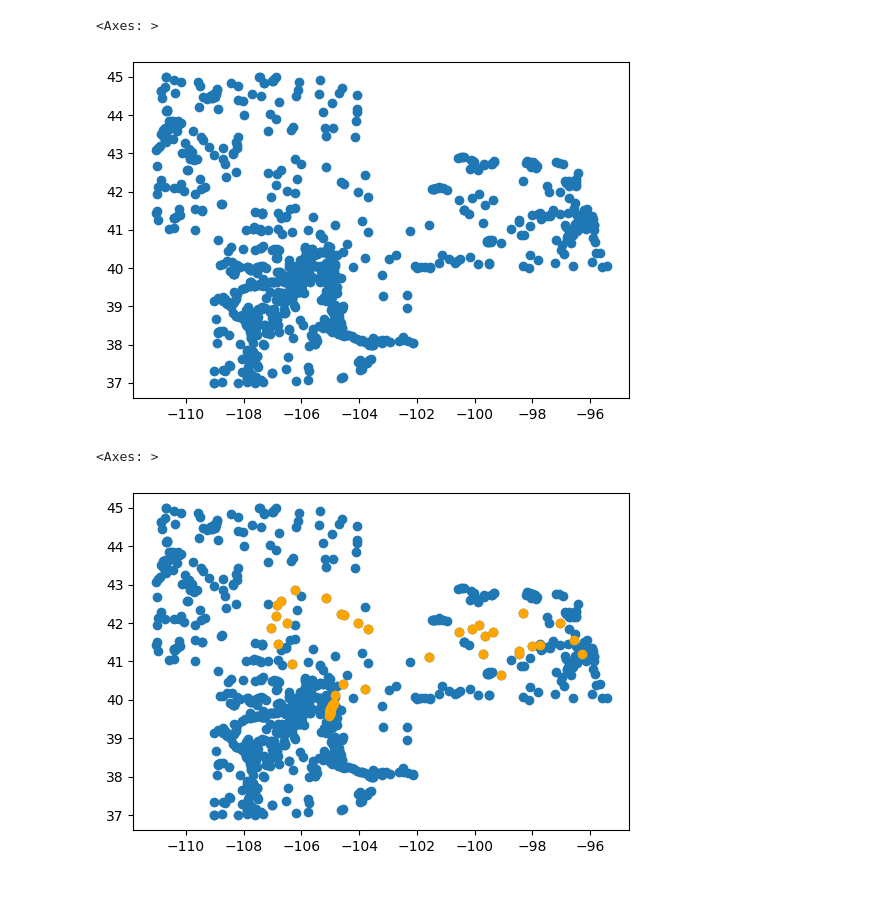
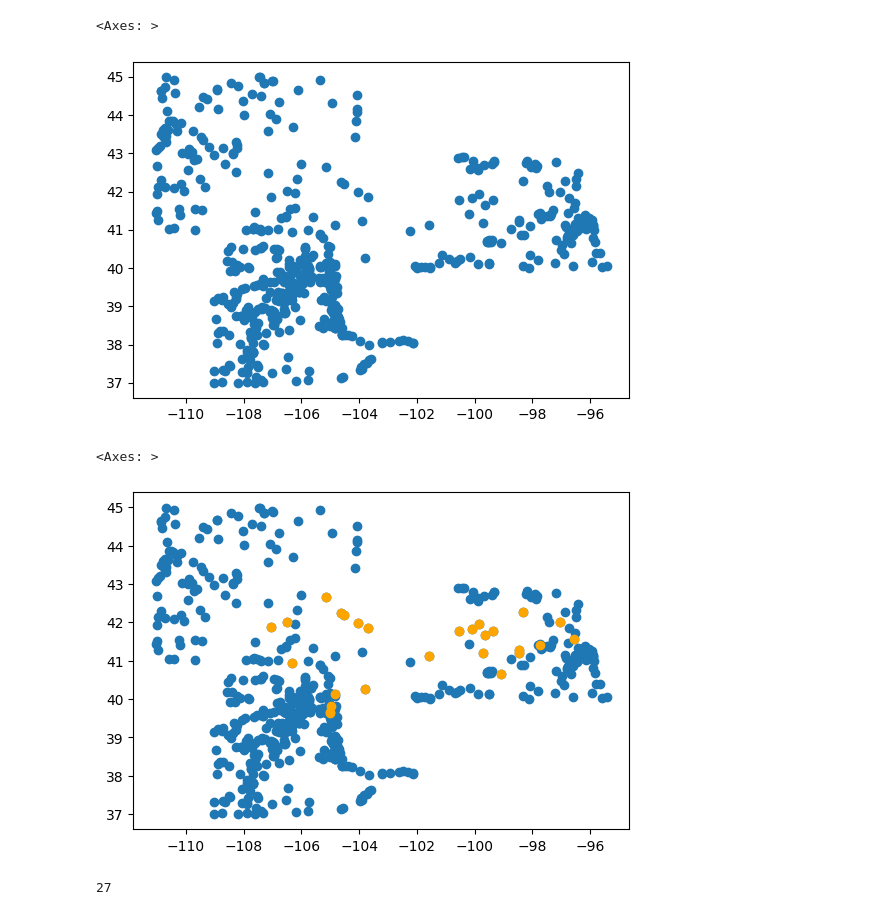
Before and after one commit to wherediddavidgo/multitemporal_RSSA, a Jupyter notebook: gage_search.ipynb, the cells around one changed output. Cells and saved outputs as stored; diff of their text form; code cells hidden in the pictures.

```diff
--- a/gage_search.ipynb
+++ b/gage_search.ipynb
@@ -17,16 +34,15 @@ nwis.get_info()
 # %%
 start = '2018-01-01'
 end = '2024-12-31'
-ne_gages = nwis.what_sites(stateCd='NE', siteType='ST', startDt=start, endDt=end)
-wy_gages = nwis.what_sites(stateCd='WY', siteType='ST', startDt=start, endDt=end)
-co_gages = nwis.what_sites(stateCd='CO', siteType='ST', startDt=start, endDt=end)
+ne_gages = nwis.what_sites(stateCd='NE', siteType='ST', startDt=start, endDt=end, parameterCd='00060')
+wy_gages = nwis.what_sites(stateCd='WY', siteType='ST', startDt=start, endDt=end, parameterCd='00060')
+co_gages = nwis.what_sites(stateCd='CO', siteType='ST', startDt=start, endDt=end, parameterCd='00060')
 # %%
 all_gages = pd.concat([ne_gages[0], wy_gages[0], co_gages[0]])
 all_gages = gpd.GeoDataFrame(all_gages, geometry=all_gages.geometry)
-all_gages.plot()
 # %% [output]
 <Axes: >
-[figure, old version]
+[figure, new version]
 # %%
 vector_centerlines = gpd.read_file('/content/drive/MyDrive/river_tinder_assets/centerlines/s2_platte_centerlines_4326.shp')
 # %%
@@ -60,7 +76,7 @@ all_gages.plot(ax=ax)
 filtered_gages.plot(ax=ax, color='orange')
 # %% [output]
 <Axes: >
-[figure, old version]
+[figure, new version]
 # %%
 gee_points = gpd.read_file('/content/drive/MyDrive/platte_points.shp')
 gee_points_13 = gee_points.clip(utm13)\
@@ -89,5 +105,9 @@ nearest_pts_15 = gpd.sjoin_nearest(filtered_gages_15, gee_points_15)\
     .to_crs(4326)
 
 nearest_pts = pd.concat([nearest_pts_15, nearest_pts_14, nearest_pts_13])
+# %%
+len(nearest_pts)
+# %% [output]
+27
 # %%
 nearest_pts.to_csv('/content/drive/MyDrive/effwidth_results/gage_sites/val_gages_2.csv')
```
Also changed, not shown: parts of 2 cells of this notebook.
